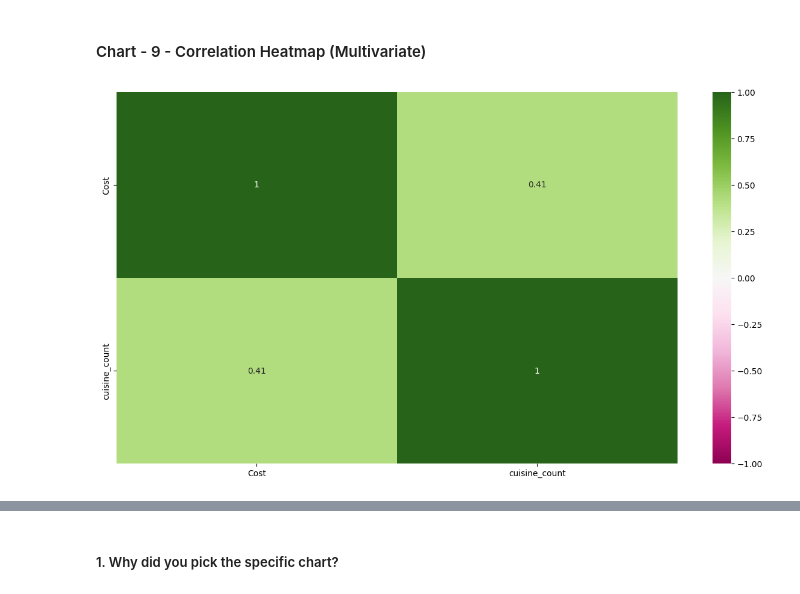
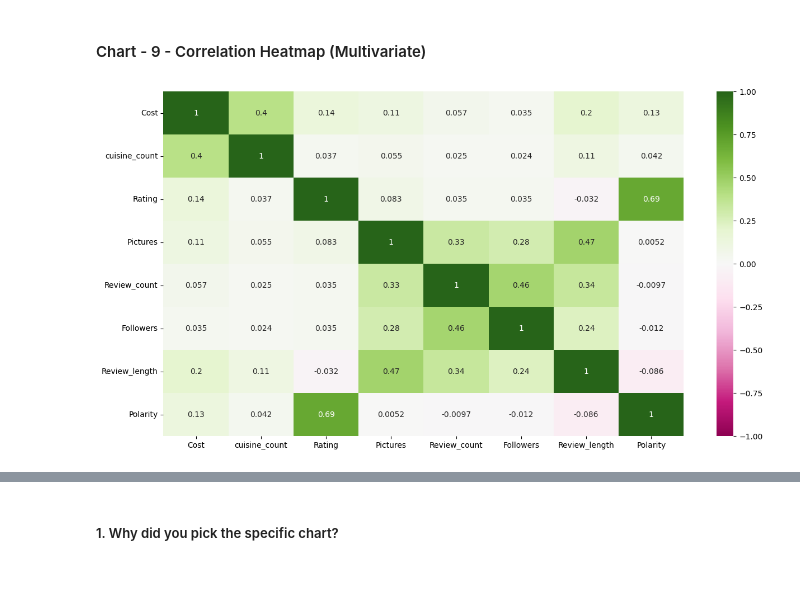
Before and after one commit to v1git12/Capstone-Project-4-Zomato-Restraurant-Clustering-And-Sentiment-Analysis, a Jupyter notebook: Zomato_Restaurant_Clustering_&_Sentiment_Analysis.ipynb, the cells around one changed output, grey strips where cells are left out. Cells and saved outputs as stored; diff of their text form; code cells hidden in the pictures.

```diff
--- a/Zomato_Restaurant_Clustering_&_Sentiment_Analysis.ipynb
+++ b/Zomato_Restaurant_Clustering_&_Sentiment_Analysis.ipynb
@@ -1442,10 +1481,9 @@ Answer Here
 #### Chart - 9 - Correlation Heatmap (Multivariate)
 # %%
 # Correlation Heatmap visualization code
-# For zomato restaurant data
-correlation = restaurant_df.corr()
+correlation = zomato_data.corr()
 plt.figure(figsize = (15,8))
 sns.heatmap(correlation, cmap = 'PiYG', annot = True, vmin = -1, vmax=1)
 plt.show()
 # %% [output]
-[figure, old version]
+[figure, new version]
```
Also changed, not shown: parts of 20 cells of this notebook.
